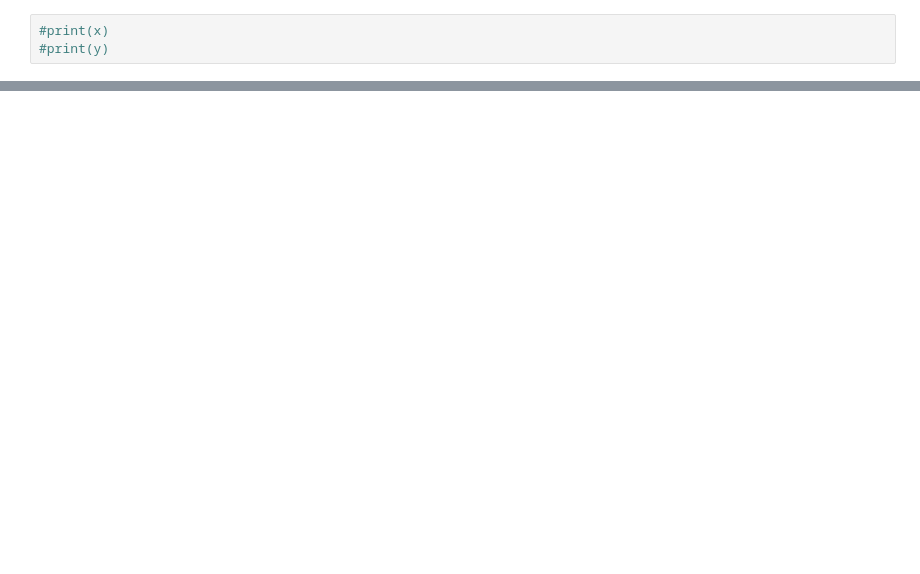
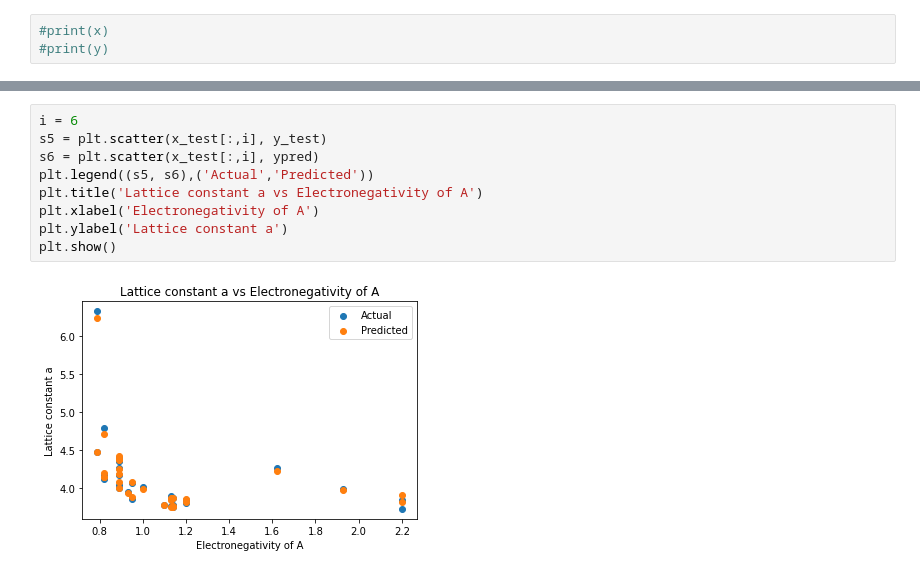
Before and after one commit to Shashank249/ML-project, a Jupyter notebook: cubic_final.ipynb, the cells around one changed output, grey strips where cells are left out. Drawn from its saved outputs; the diff is of its cells as text; blank space fills up the shorter version.

```diff
--- a/cubic_final.ipynb
+++ b/cubic_final.ipynb
@@ -39,0 +142,11 @@ Mean error in a in %: 0.7181130998267432
+# %%
+i = 6
+s5 = plt.scatter(x_test[:,i], y_test)
+s6 = plt.scatter(x_test[:,i], ypred)
+plt.legend((s5, s6),('Actual','Predicted'))
+plt.title('Lattice constant a vs Electronegativity of A')
+plt.xlabel('Electronegativity of A')
+plt.ylabel('Lattice constant a')
+plt.show()
+# %% [output]
+[figure, added]
```
Also changed, not shown: parts of 32 cells of this notebook, 3 other files.
